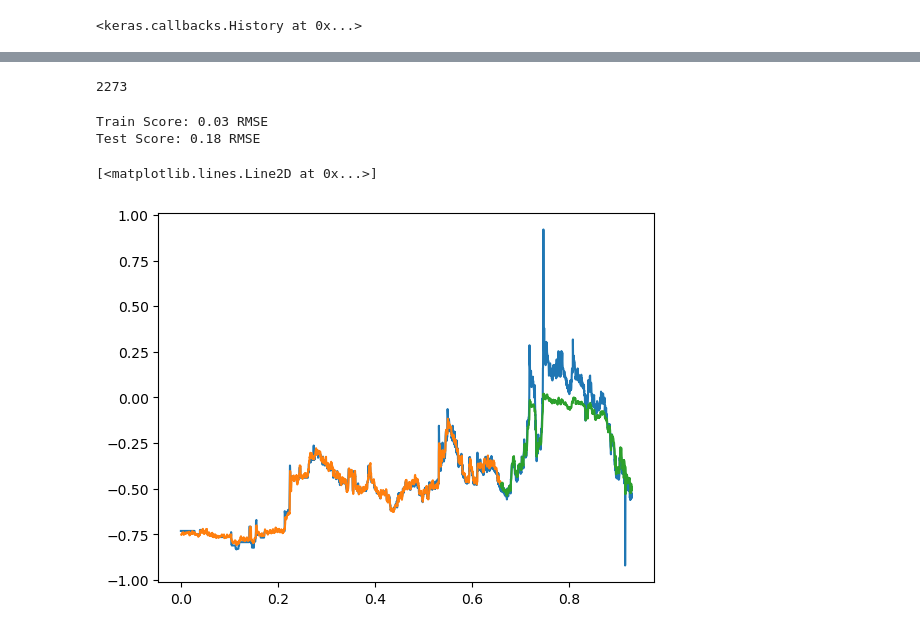
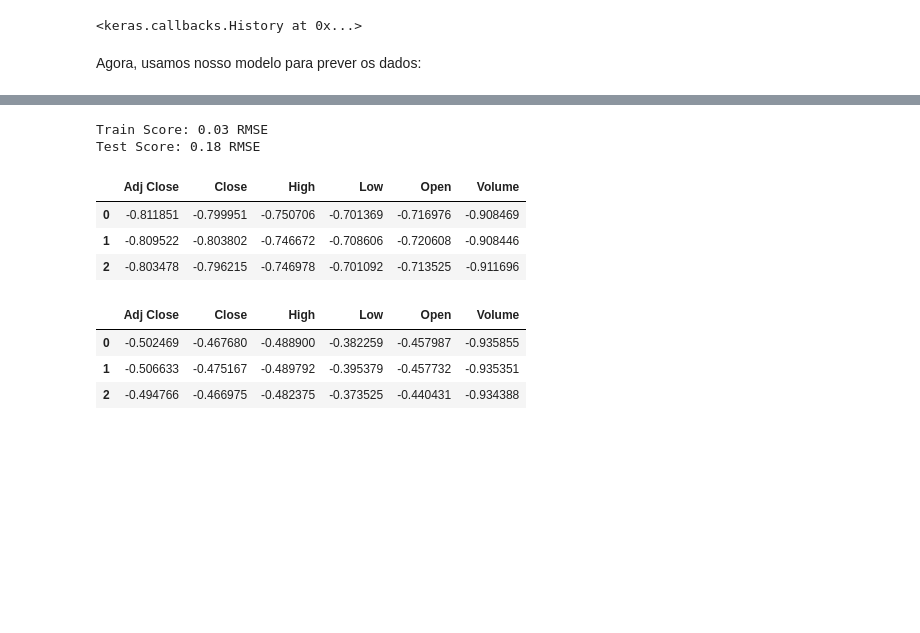
Before and after one commit to gabrielmaia2/trabalho-ml2023, a Jupyter notebook: Trabalho.ipynb, the cells around one changed output, grey strips where cells are left out. Saved outputs shown, nothing was run; the diff lists cells and outputs as text; code cells hidden in the pictures; blank space fills up the shorter version.

```diff
--- a/Trabalho.ipynb
+++ b/Trabalho.ipynb
@@ -380,11 +380,10 @@ Epoch 4/5
 Epoch 5/5
 2273/2273 [==============================] - 113s 50ms/step - loss: 7.0043e-04
 <keras.callbacks.History at 0x...>
+# %% [markdown]
+Agora, usamos nosso modelo para prever os dados:
 # %%
 from sklearn.metrics import mean_squared_error
-
-#model.save('lstm_model')
-#model = keras.models.load_model('lstm_model')
 
 trainPredict = model.predict(trainX)
 testPredict = model.predict(testX)
@@ -399,7 +398,6 @@ print('Test Score: %.2f RMSE' % (testScore))
 trainPredict = pd.DataFrame(trainPredict, columns=predictFeats)
 testPredict = pd.DataFrame(testPredict, columns=predictFeats)
 
-plt.plot(dataset['Day'], dataset['High'])
-plt.plot(trainSet['Day'].iloc[lookBack:], trainPredict['High'])
-plt.plot(testSet['Day'].iloc[lookBack:], testPredict['High'])
+display(trainPredict.head(3))
+display(testPredict.head(3))
 # %% [output]
@@ -414,5 +407,10 @@ plt.plot(testSet['Day'].iloc[lookBack:], testPredict['High'])
-2273
+Train Score: 0.03 RMSE
+Test Score: 0.18 RMSE
-Train Score: 0.03 RMSE
-Test Score: 0.18 RMSE
-[<matplotlib.lines.Line2D at 0x...>]
-[figure, removed]
+|  | Adj Close | Close | High | Low | Open | Volume |
+| 0 | -0.811851 | -0.799951 | -0.750706 | -0.701369 | -0.716976 | -0.908469 |
+| 1 | -0.809522 | -0.803802 | -0.746672 | -0.708606 | -0.720608 | -0.908446 |
+| 2 | -0.803478 | -0.796215 | -0.746978 | -0.701092 | -0.713525 | -0.911696 |
+|  | Adj Close | Close | High | Low | Open | Volume |
+| 0 | -0.502469 | -0.467680 | -0.488900 | -0.382259 | -0.457987 | -0.935855 |
+| 1 | -0.506633 | -0.475167 | -0.489792 | -0.395379 | -0.457732 | -0.935351 |
+| 2 | -0.494766 | -0.466975 | -0.482375 | -0.373525 | -0.440431 | -0.934388 |
```
Also changed, not shown: parts of 3 cells of this notebook.
